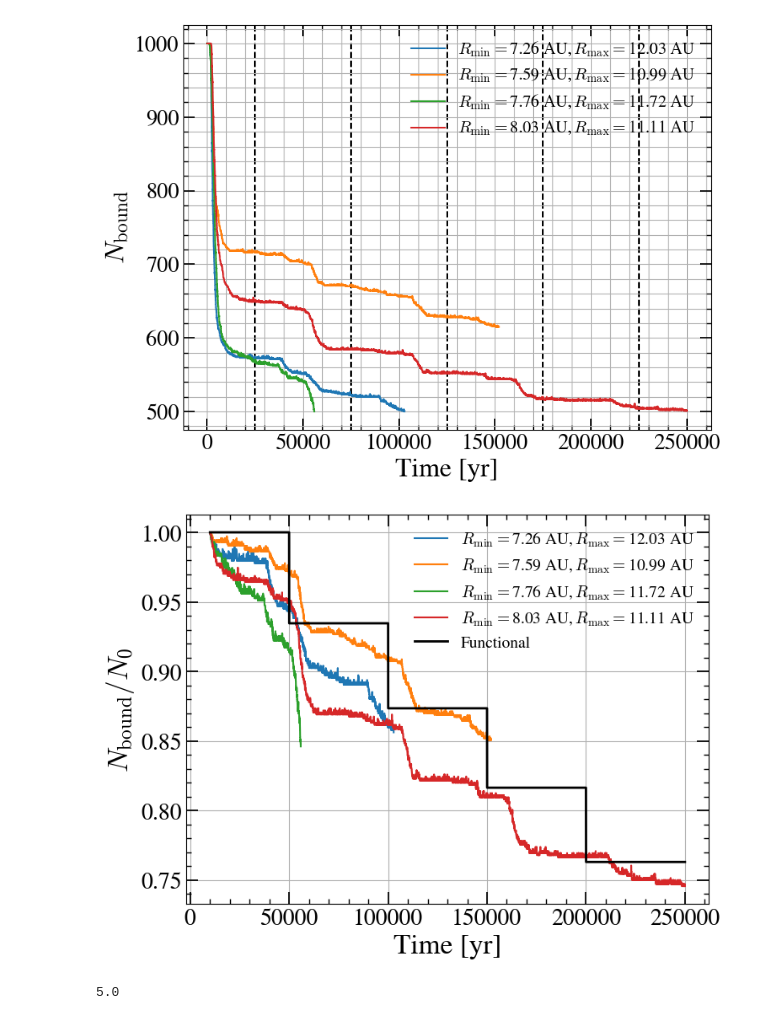
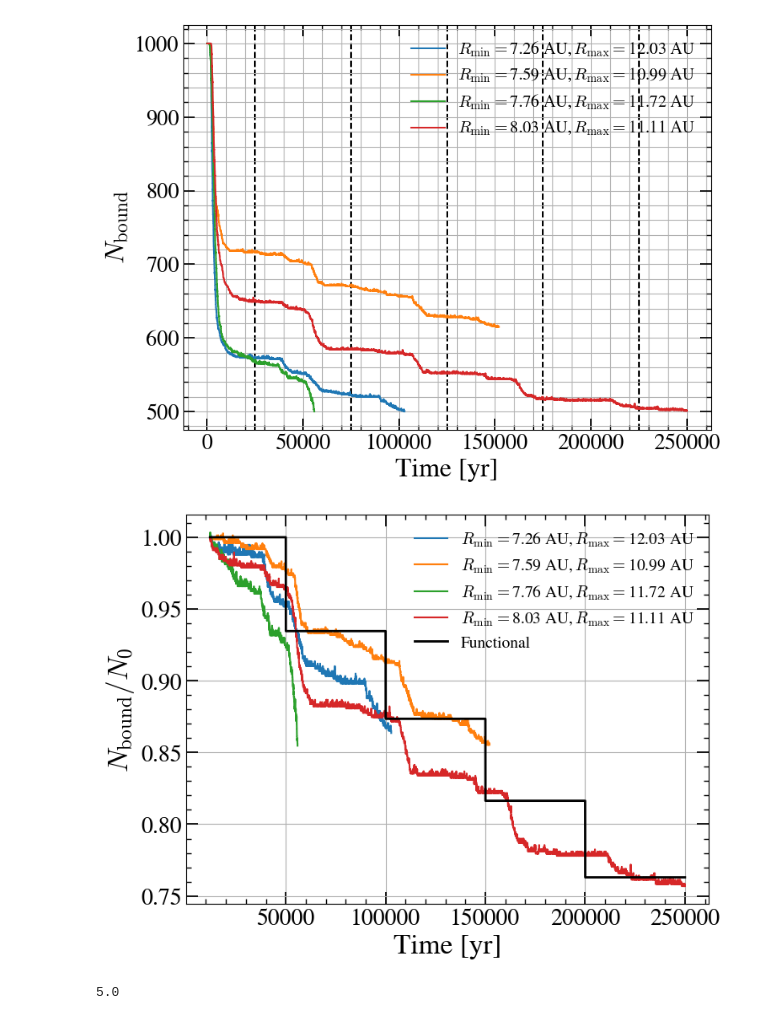
Before and after one commit to LucasPouw/amuse-KL, a Jupyter notebook: plotting/initial_mass.ipynb, the cells around one changed output. Drawn from its saved outputs; the diff is of its cells as text; code cells hidden in the pictures.

Commit message:
Tim commit (changed time normalization for final plot to 12k)

```diff
--- a/plotting/initial_mass.ipynb
+++ b/plotting/initial_mass.ipynb
@@ -143,23 +143,23 @@ Mean decay wrt previous plateau over all runs: 93.46 +- 2.17 %
 # %%
 def func(t, M0, x, tau = int(50*1e3)):
     return M0 * x**(t // tau)
 
 fig,ax = plt.subplots(figsize=(8,6))
 for i,n in enumerate(nbounds):
-    start = int(10  *1e3)
+    start = int(12  *1e3)
     n = n[start:]
     t = times[i][start:]
     plt.plot(t,n/n[0], label = labels[i])
 
-t = times[3][10000:]
+t = times[3][12000:]
 N_function = func(t, 1, 0.9346)
 plt.plot(t,N_function, label = 'Functional', color = 'black', lw = 2)
 ax.set(xlabel = 'Time [yr]', ylabel = r'$N_{\text{bound}} / N_0$')
 ax.legend(frameon=False, fontsize=14)
 ax.grid()
 plt.show()
 # %% [output]
-[figure, old version]
+[figure, new version]
 # %%
 25*1e4 // (50*1e3)
 # %% [output]
```
